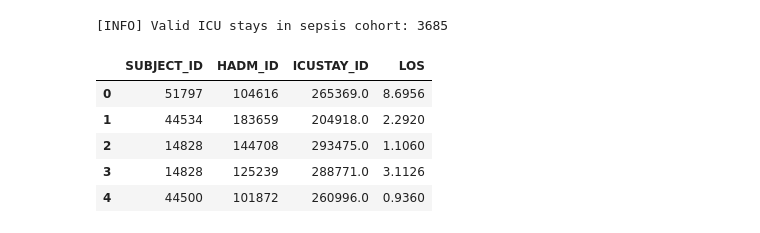
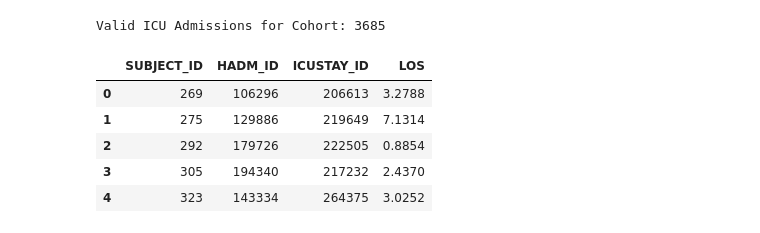
Before and after one commit to GiuseppePitruzzella/MIMIC-III_LOS_Project, a Jupyter notebook: notebooks/02_Base_Data_Construction.ipynb, the cells around one changed output. Cells and saved outputs as stored; diff of their text form; code cells hidden in the pictures.

```diff
--- a/notebooks/02_Base_Data_Construction.ipynb
+++ b/notebooks/02_Base_Data_Construction.ipynb
@@ -9,3 +8,10 @@ import numpy as np
 import matplotlib.pyplot as plt
 import seaborn as sns
 import os
+
+PATH = '../data/raw/'
+EXPORT_PATH = '../data/processed/'
+
+sepsis_ids = pd.read_csv(EXPORT_PATH + "sepsis_cohort.csv") #, parse_dates=["INTIME", "OUTTIME"])
+cohort = sepsis_ids[['SUBJECT_ID', 'HADM_ID']].drop_duplicates()
+display(cohort.head())
@@ -12,35 +28,20 @@ import os
 # %%
-PATH = '../data/raw/'
-EXPORT_PATH = '../data/processed/'
-ASSETS_PATH = '../assets/plots/visualization/'
+icustays = pd.read_csv(PATH + "ICUSTAYS.csv")
+cohort_icu = icustays.merge(cohort, on=["SUBJECT_ID", "HADM_ID"], how="inner")
 
-# === Load cohort and ICUSTAYS ===
-sepsis_ids = pd.read_csv(EXPORT_PATH + "sepsis_cohort.csv")
-icustays = pd.read_csv(os.path.join(PATH, "ICUSTAYS.csv"), parse_dates=["INTIME", "OUTTIME"])
-
-# === Check if ICUSTAY_ID is available ===
-if "ICUSTAY_ID" in sepsis_ids.columns:
-    cohort_icu = pd.merge(sepsis_ids, icustays, on=["SUBJECT_ID", "HADM_ID", "ICUSTAY_ID"], how="inner")
-else:
-    cohort_icu = pd.merge(sepsis_ids, icustays, on=["SUBJECT_ID", "HADM_ID"], how="inner")
-
-# === Apply validity filters ===
 cohort_icu = cohort_icu[cohort_icu["LOS"].notnull()]
 cohort_icu = cohort_icu[cohort_icu["LOS"] > 0]
 cohort_icu = cohort_icu[cohort_icu["OUTTIME"] > cohort_icu["INTIME"]]
 
-# === Drop duplicates if ICUSTAY_ID exists ===
-if "ICUSTAY_ID" in cohort_icu.columns:
-    cohort_icu = cohort_icu.drop_duplicates(subset=["ICUSTAY_ID"])
+cohort_icu = cohort_icu.drop_duplicates(subset=["ICUSTAY_ID"])
 
-# === Output ===
-print(f"[INFO] Valid ICU stays in sepsis cohort: {cohort_icu.shape[0]}")
-cohort_icu[["SUBJECT_ID", "HADM_ID"] + (["ICUSTAY_ID"] if "ICUSTAY_ID" in cohort_icu.columns else []) + ["LOS"]].head()
+print(f"Valid ICU Admissions for Cohort: {cohort_icu.shape[0]}")
+display(cohort_icu[["SUBJECT_ID", "HADM_ID", "ICUSTAY_ID", "LOS"]].head())
 # %% [output]
-[INFO] Valid ICU stays in sepsis cohort: 3685
+Valid ICU Admissions for Cohort: 3685
 |  | SUBJECT_ID | HADM_ID | ICUSTAY_ID | LOS |
-| 0 | 51797 | 104616 | 265369.0 | 8.6956 |
-| 1 | 44534 | 183659 | 204918.0 | 2.2920 |
-| 2 | 14828 | 144708 | 293475.0 | 1.1060 |
-| 3 | 14828 | 125239 | 288771.0 | 3.1126 |
-| 4 | 44500 | 101872 | 260996.0 | 0.9360 |
+| 0 | 269 | 106296 | 206613 | 3.2788 |
+| 1 | 275 | 129886 | 219649 | 7.1314 |
+| 2 | 292 | 179726 | 222505 | 0.8854 |
+| 3 | 305 | 194340 | 217232 | 2.4370 |
+| 4 | 323 | 143334 | 264375 | 3.0252 |
```
Also changed, not shown: parts of 14 cells of this notebook, 49 other files.
